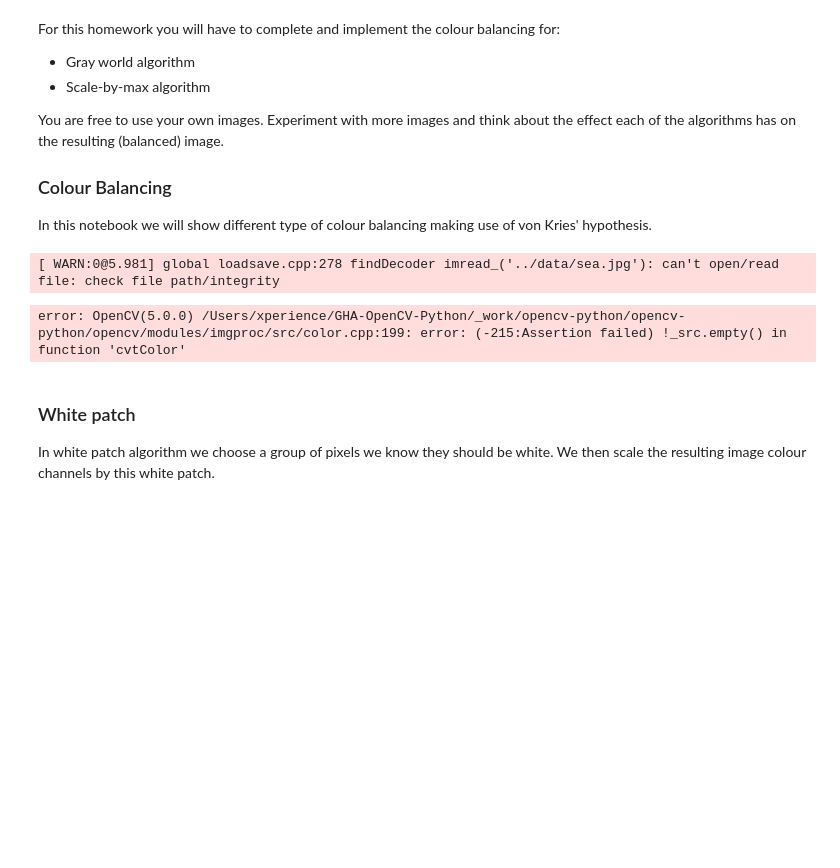
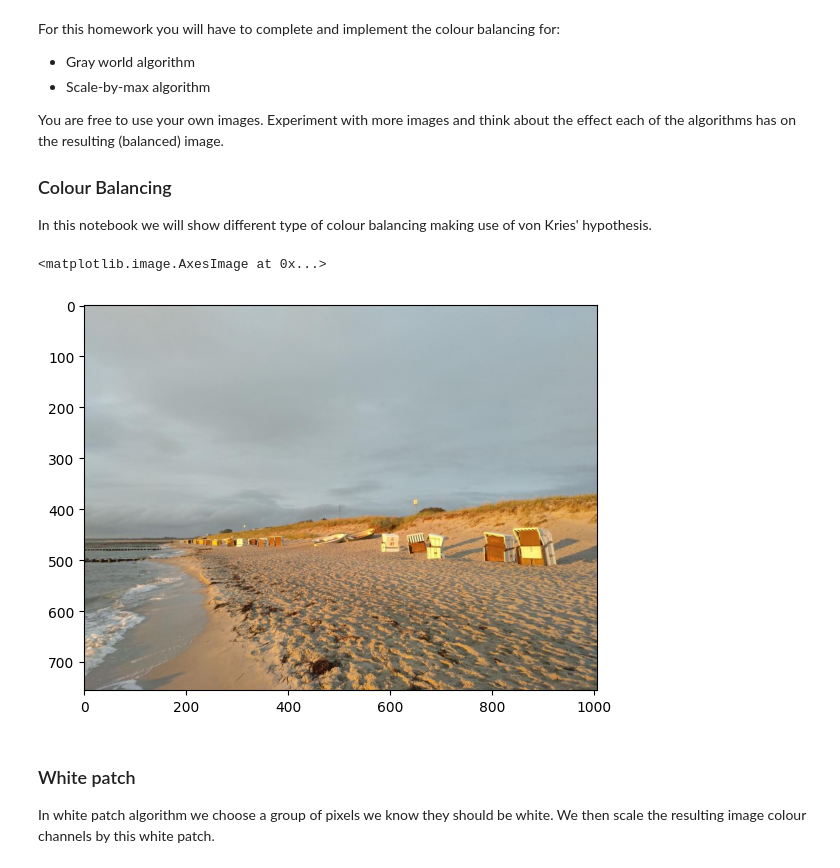
Before and after one commit to BogdanPinchuk/ComputerVision-PBY_HW2, a Jupyter notebook: Bohdan_Pinchuk_CV_HW2.ipynb, the cells around one changed output. Drawn from its saved outputs; the diff is of its cells as text; code cells hidden in the pictures; blank space fills up the shorter version.

Commit message:
[Homework2] - fixed path to image file

```diff
--- a/Bohdan_Pinchuk_CV_HW2.ipynb
+++ b/Bohdan_Pinchuk_CV_HW2.ipynb
@@ -89,12 +97,12 @@ import numpy as np
 from matplotlib import pyplot as plt
 plt.rcParams['figure.figsize'] = [15, 5]
 # %%
-img = cv2.imread('../data/sea.jpg')
+img = cv2.imread('resources/images/sea.jpg')
 img = cv2.cvtColor(img, cv2.COLOR_BGR2RGB)
 plt.imshow(img)
 # %% [output]
-[ WARN:0@5.981] global loadsave.cpp:278 findDecoder imread_('../data/sea.jpg'): can't open/read file: check file path/integrity
+<matplotlib.image.AxesImage at 0x...>
-error: OpenCV(5.0.0) /Users/xperience/GHA-OpenCV-Python/_work/opencv-python/opencv-python/opencv/modules/imgproc/src/color.cpp:199: error: (-215:Assertion failed) !_src.empty() in function 'cvtColor'
+[figure, added]
 # %% [markdown]
 ### White patch
 In white patch algorithm we choose a group of pixels we know they should be white. We then scale the resulting image colour channels by this white patch.
```
Also changed, not shown: parts of 3 cells of this notebook.
